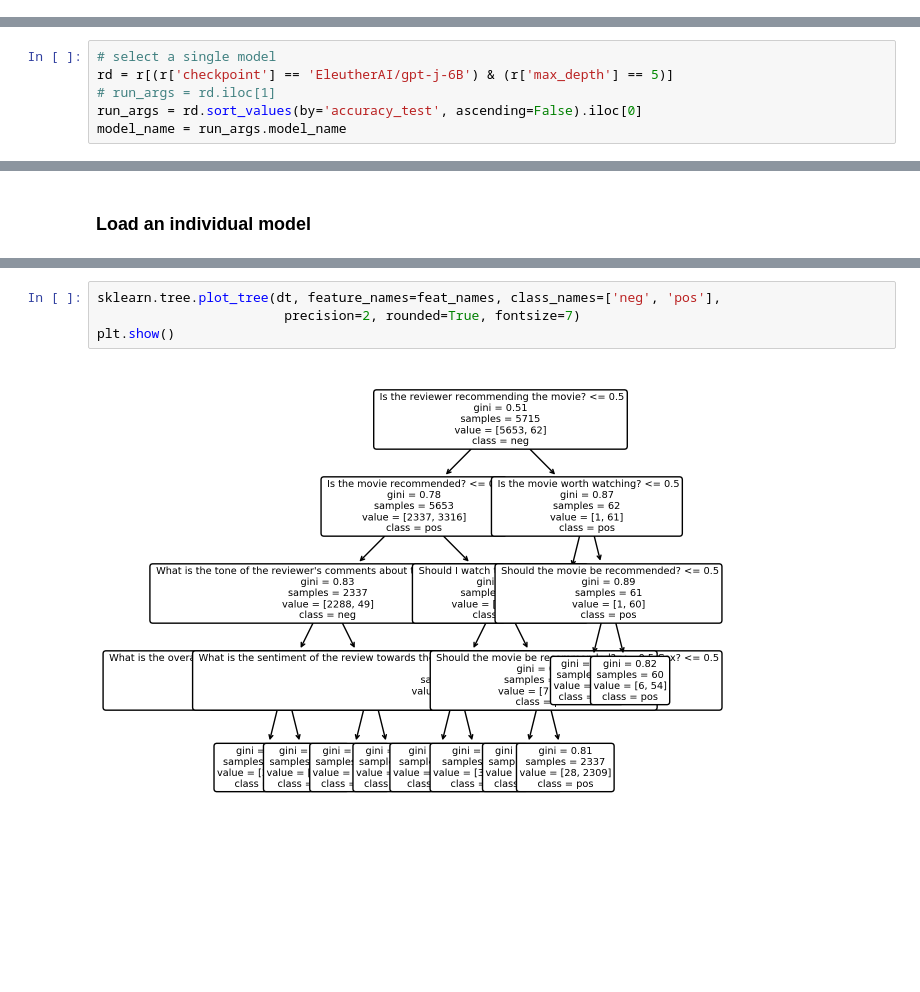
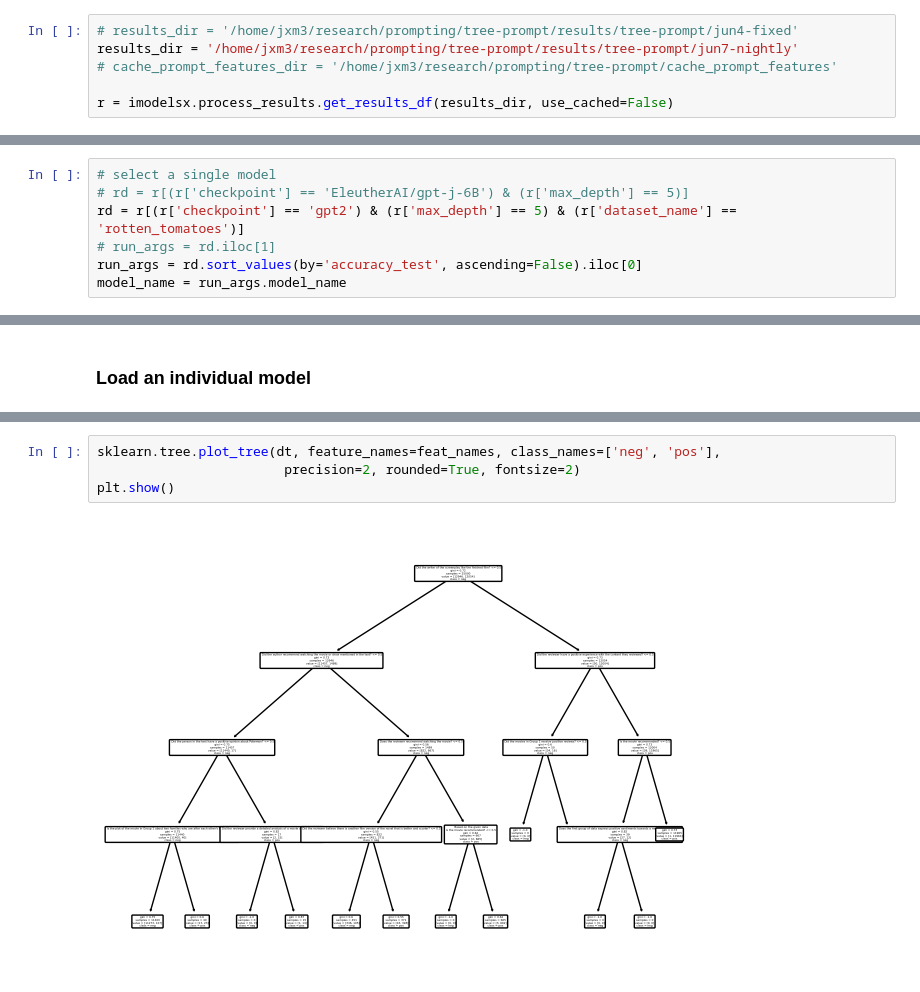
Before and after one commit to csinva/tree-prompt-experiments, a Jupyter notebook: notebooks/02_inspect_model.ipynb, the cells around one changed output, grey strips where cells are left out. Cells and saved outputs as stored; diff of their text form; blank space fills up the shorter version.

```diff
--- a/notebooks/02_inspect_model.ipynb
+++ b/notebooks/02_inspect_model.ipynb
@@ -29,3 +24,9 @@ r = imodelsx.process_results.get_results_df(results_dir, use_cached=False)
+# %%
+# results_dir = '/home/jxm3/research/prompting/tree-prompt/results/tree-prompt/jun4-fixed'
+results_dir = '/home/jxm3/research/prompting/tree-prompt/results/tree-prompt/jun7-nightly'
+# cache_prompt_features_dir = '/home/jxm3/research/prompting/tree-prompt/cache_prompt_features'
+
+r = imodelsx.process_results.get_results_df(results_dir, use_cached=False)
 # %%
 r.head()
 # %% [output]
@@ -71,6 +73,7 @@ r[r['checkpoint'] == 'EleutherAI/gpt-j-6B']
 # %%
 # select a single model
-rd = r[(r['checkpoint'] == 'EleutherAI/gpt-j-6B') & (r['max_depth'] == 5)]
+# rd = r[(r['checkpoint'] == 'EleutherAI/gpt-j-6B') & (r['max_depth'] == 5)]
+rd = r[(r['checkpoint'] == 'gpt2') & (r['max_depth'] == 5) & (r['dataset_name'] == 'rotten_tomatoes')]
 # run_args = rd.iloc[1]
 run_args = rd.sort_values(by='accuracy_test', ascending=False).iloc[0]
 model_name = run_args.model_name
@@ -114,6 +108,6 @@ PromptStump(val=0.50 n=5715 prompt= Is the reviewer recommending the movie?)
 # %%
 sklearn.tree.plot_tree(dt, feature_names=feat_names, class_names=['neg', 'pos'],
-                        precision=2, rounded=True, fontsize=7)
+                        precision=2, rounded=True, fontsize=2)
 plt.show()
 # %% [output]
-[figure, old version]
+[figure, new version]
```
Also changed, not shown: parts of 10 cells of this notebook, 19 other files.
